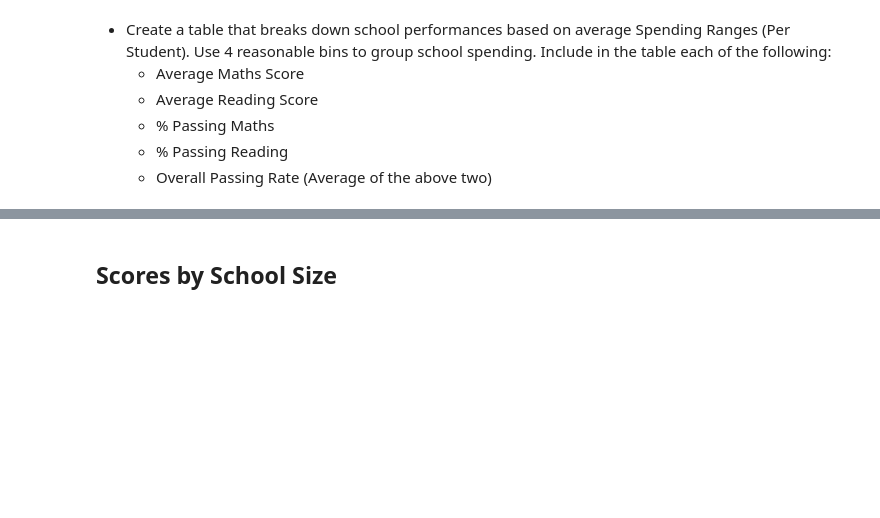
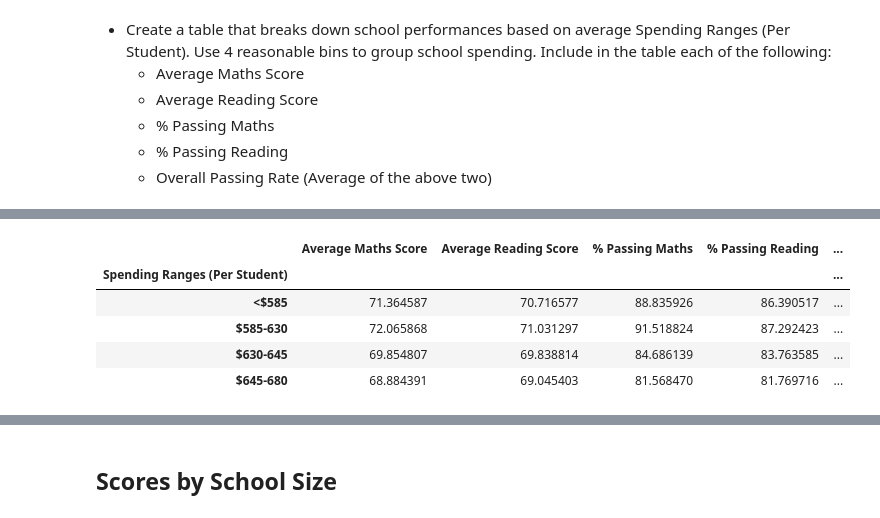
Before and after one commit to Roy-Ip/pandas-challenge, a Jupyter notebook: PyCitySchools_starter.ipynb, the cells around one changed output, grey strips where cells are left out. Drawn from its saved outputs; the diff is of its cells as text; code cells hidden in the pictures; blank space fills up the shorter version.

```diff
--- a/PyCitySchools_starter.ipynb
+++ b/PyCitySchools_starter.ipynb
@@ -535,4 +521,0 @@ dtype: object
-# %%
-merge_df["Total School Budget"] = merge_df["Total School Budget"].astype("int64")
-
-merge_df.dtypes
@@ -550,9 +545,9 @@ dtype: object
 # %%
-merge_df["Total School Budget"] = merge_df["Total School Budget"].map("${:,.2f}".format)
-merge_df["Per Student Budget"] = merge_df["Per Student Budget"].map("${:,.2f}".format)
+reformat_merged_df["Total School Budget"] = reformat_merged_df["Total School Budget"].map("${:,.2f}".format)
+reformat_merged_df["Per Student Budget"] = reformat_merged_df["Per Student Budget"].map("${:,.2f}".format)
 
 
-merge_df
+reformat_merged_df
 # %% [output]
 |  | School Type | Total Students | Total School Budget | Per Student Budget | Average Maths Score | ... |
 | School Name |  |  |  |  |  | ... |
@@ -712,3 +683,12 @@ reading_scores_by_year
   * % Passing Maths
   * % Passing Reading
   * Overall Passing Rate (Average of the above two)
+# %%
+spending_bins = [0, 585, 630, 645, 680]
+labels = ["<$585", "$585-630", "$630-645", "$645-680"]
+
+spending_merge_df = merge_df.copy()
+
+spending_merge_df["Spending Ranges (Per Student)"] = pd.cut(spending_merge_df["Per Student Budget"], spending_bins, labels=labels)
+
+spending_merge_df
@@ -714,0 +713,32 @@ reading_scores_by_year
+# %%
+school_spending_df = spending_merge_df.copy()
+
+
+spending_math_scores = school_spending_df.groupby(["Spending Ranges (Per Student)"])["Average Maths Score"].mean()
+spending_reading_scores = school_spending_df.groupby(["Spending Ranges (Per Student)"])["Average Reading Score"].mean()
+spending_passing_math = school_spending_df.groupby(["Spending Ranges (Per Student)"])["% Passing Maths"].mean()
+spending_passing_reading = school_spending_df.groupby(["Spending Ranges (Per Student)"])["% Passing Reading"].mean()
+overall_passing_spending = school_spending_df.groupby(["Spending Ranges (Per Student)"])["% Overall Passing"].mean()
+
+
+spending_math_scores = pd.DataFrame(spending_math_scores)
+spending_reading_scores = pd.DataFrame(spending_reading_scores)
+spending_passing_math = pd.DataFrame(spending_passing_math)
+spending_passing_reading = pd.DataFrame(spending_passing_reading)
+overall_passing_spending = pd.DataFrame(overall_passing_spending)
+
+
+
+spending_summary = spending_math_scores.merge(spending_reading_scores , on = "Spending Ranges (Per Student)")\
+                                       .merge(spending_passing_math , on = "Spending Ranges (Per Student)")\
+                                       .merge(spending_passing_reading , on = "Spending Ranges (Per Student)")\
+                                       .merge(overall_passing_spending , on = "Spending Ranges (Per Student)")
+
+spending_summary
+# %% [output]
+|  | Average Maths Score | Average Reading Score | % Passing Maths | % Passing Reading | ... |
+| Spending Ranges (Per Student) |  |  |  |  | ... |
+| <$585 | 71.364587 | 70.716577 | 88.835926 | 86.390517 | ... |
+| $585-630 | 72.065868 | 71.031297 | 91.518824 | 87.292423 | ... |
+| $630-645 | 69.854807 | 69.838814 | 84.686139 | 83.763585 | ... |
+| $645-680 | 68.884391 | 69.045403 | 81.568470 | 81.769716 | ... |
```
Also changed, not shown: parts of 15 cells of this notebook.
